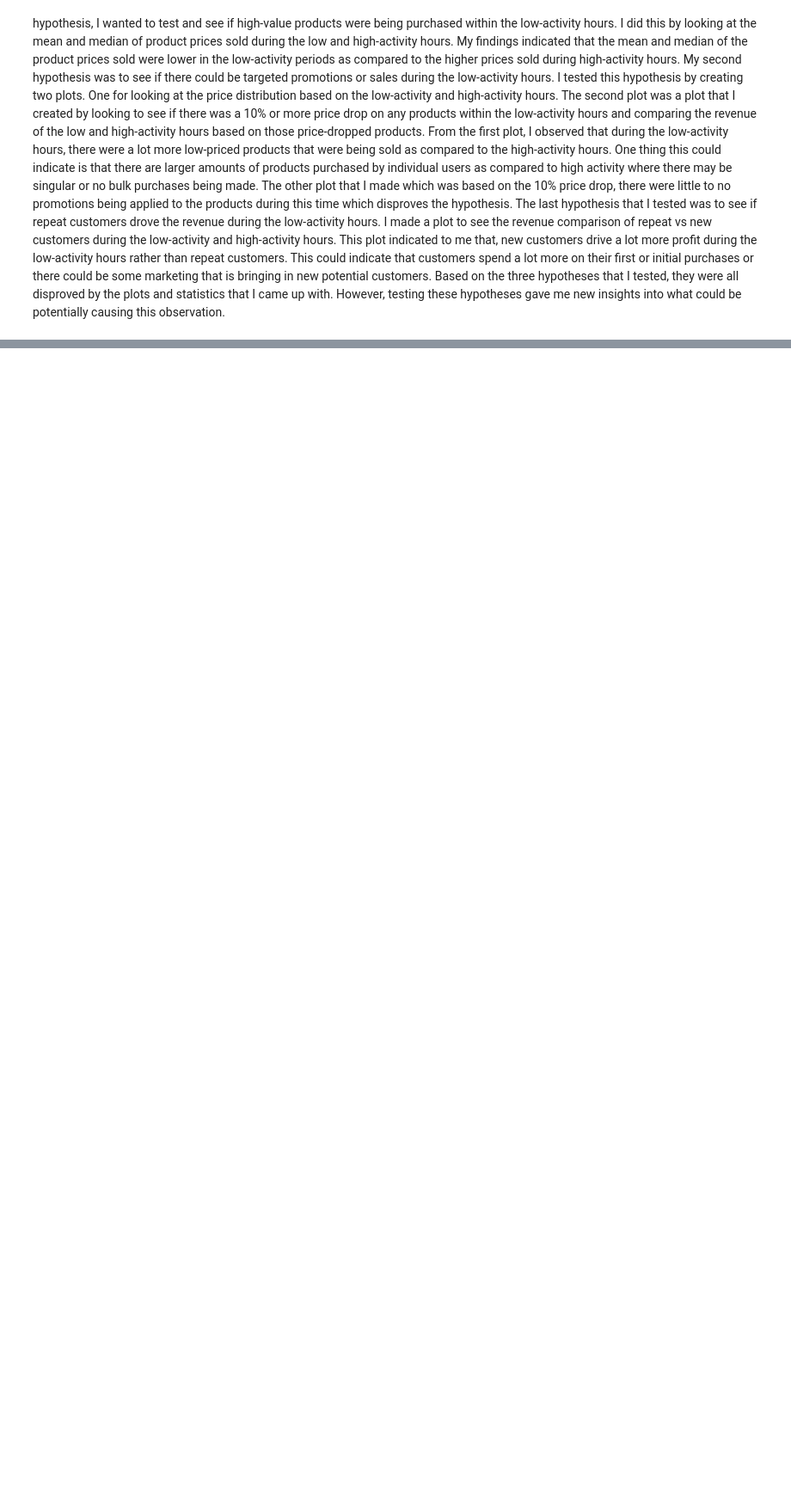
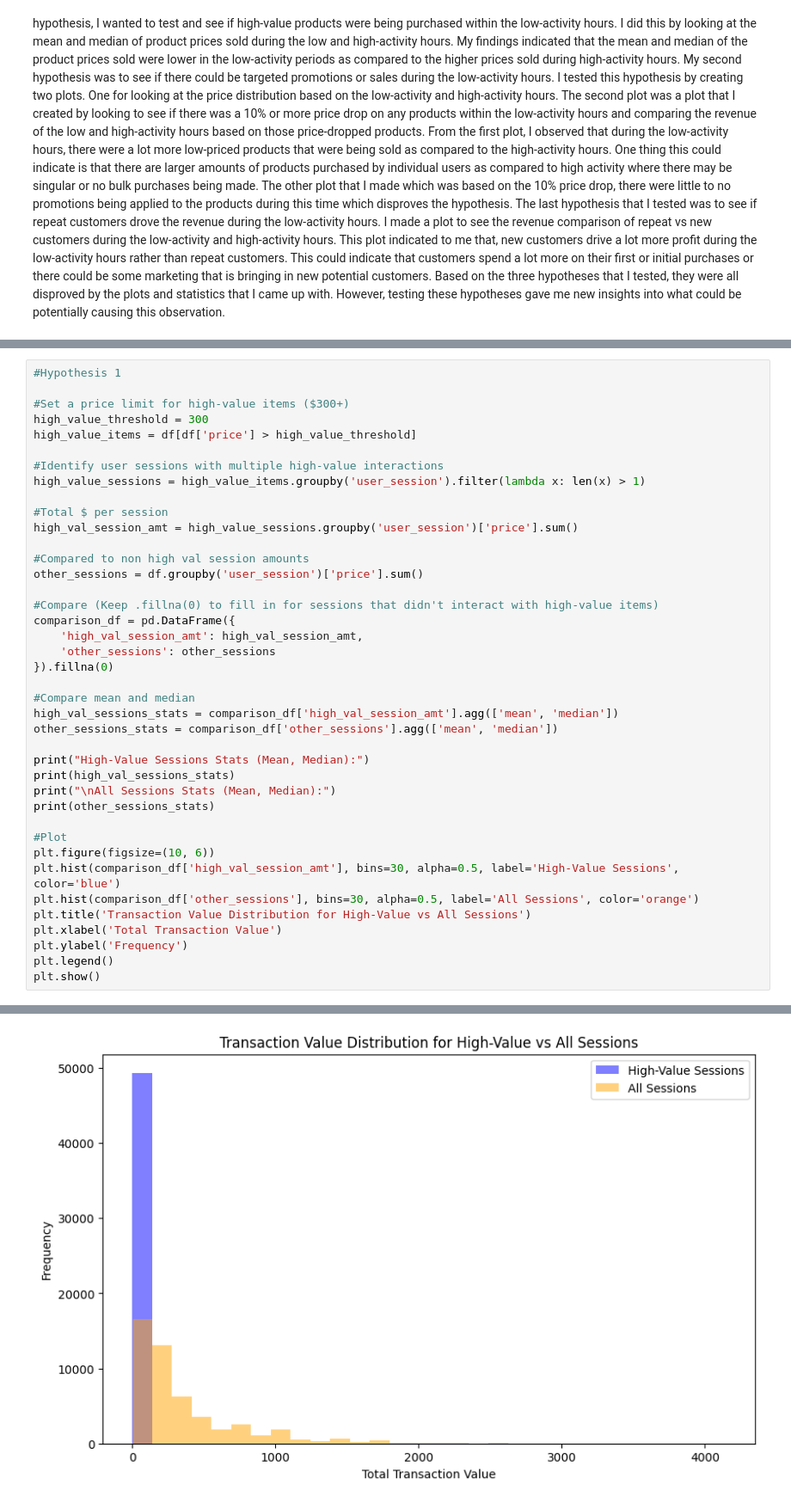
Before and after one commit to abaig32/Purchasing-Patterns-and-Behavior, a Jupyter notebook: E-Commerce Behavior Dataset/notebooks/investigations.ipynb, the cells around one changed output, grey strips where cells are left out. Shown: that part at 86% size. Drawn from its saved outputs; the diff is of its cells as text; blank space fills up the shorter version.

```diff
--- a/E-Commerce Behavior Dataset/notebooks/investigations.ipynb
+++ b/E-Commerce Behavior Dataset/notebooks/investigations.ipynb
@@ -131,0 +140,41 @@ After testing all 3 of the hypotheses, they each gave me an outcome that directl
+# %%
+#Hypothesis 1
+
+#Set a price limit for high-value items ($300+)
+high_value_threshold = 300
+high_value_items = df[df['price'] > high_value_threshold]
+
+#Identify user sessions with multiple high-value interactions
+high_value_sessions = high_value_items.groupby('user_session').filter(lambda x: len(x) > 1)
+
+#Total $ per session
+high_val_session_amt = high_value_sessions.groupby('user_session')['price'].sum()
+
+#Compared to non high val session amounts
+other_sessions = df.groupby('user_session')['price'].sum()
+
+#Compare (Keep .fillna(0) to fill in for sessions that didn't interact with high-value items)
+comparison_df = pd.DataFrame({
+    'high_val_session_amt': high_val_session_amt,
+    'other_sessions': other_sessions
+}).fillna(0)
+
+#Compare mean and median
+high_val_sessions_stats = comparison_df['high_val_session_amt'].agg(['mean', 'median'])
+other_sessions_stats = comparison_df['other_sessions'].agg(['mean', 'median'])
+
+print("High-Value Sessions Stats (Mean, Median):")
+print(high_val_sessions_stats)
+print("\nAll Sessions Stats (Mean, Median):")
+print(other_sessions_stats)
+
+#Plot
+plt.figure(figsize=(10, 6))
+plt.hist(comparison_df['high_val_session_amt'], bins=30, alpha=0.5, label='High-Value Sessions', color='blue')
+plt.hist(comparison_df['other_sessions'], bins=30, alpha=0.5, label='All Sessions', color='orange')
+plt.title('Transaction Value Distribution for High-Value vs All Sessions')
+plt.xlabel('Total Transaction Value')
+plt.ylabel('Frequency')
+plt.legend()
+plt.show()
+# %% [output]
@@ -131,0 +190 @@ After testing all 3 of the hypotheses, they each gave me an outcome that directl
+[figure, added]
```
Also changed, not shown: parts of 5 cells of this notebook.
